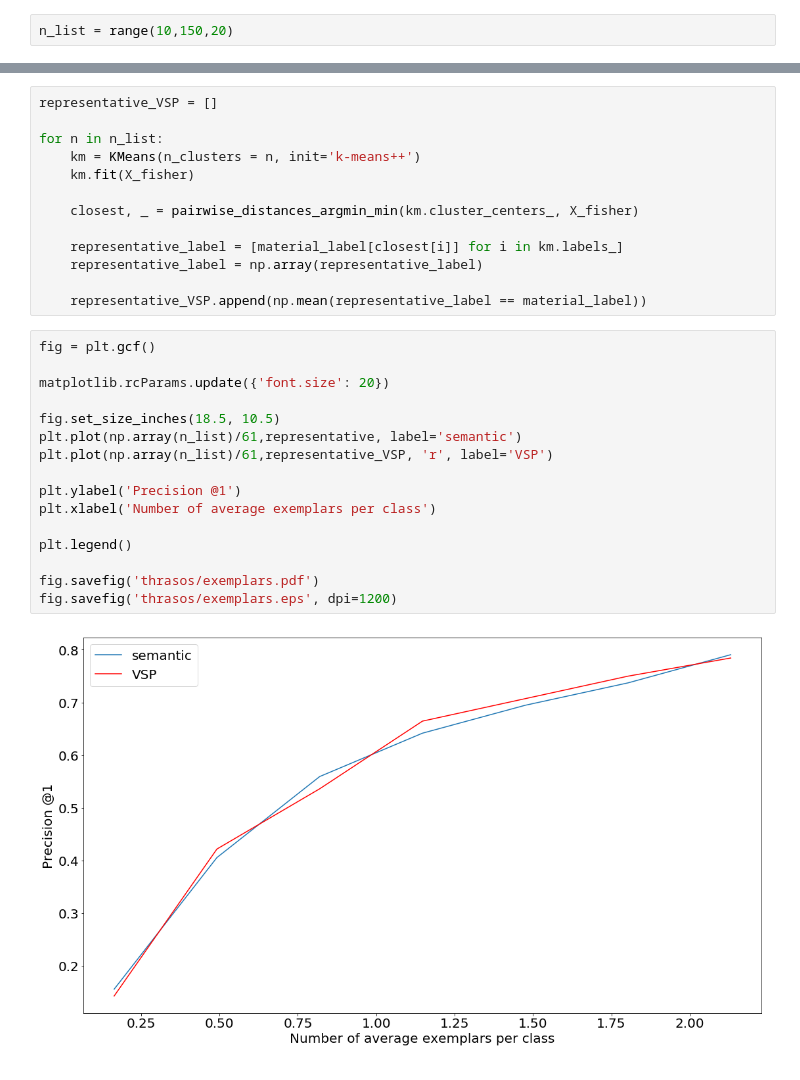
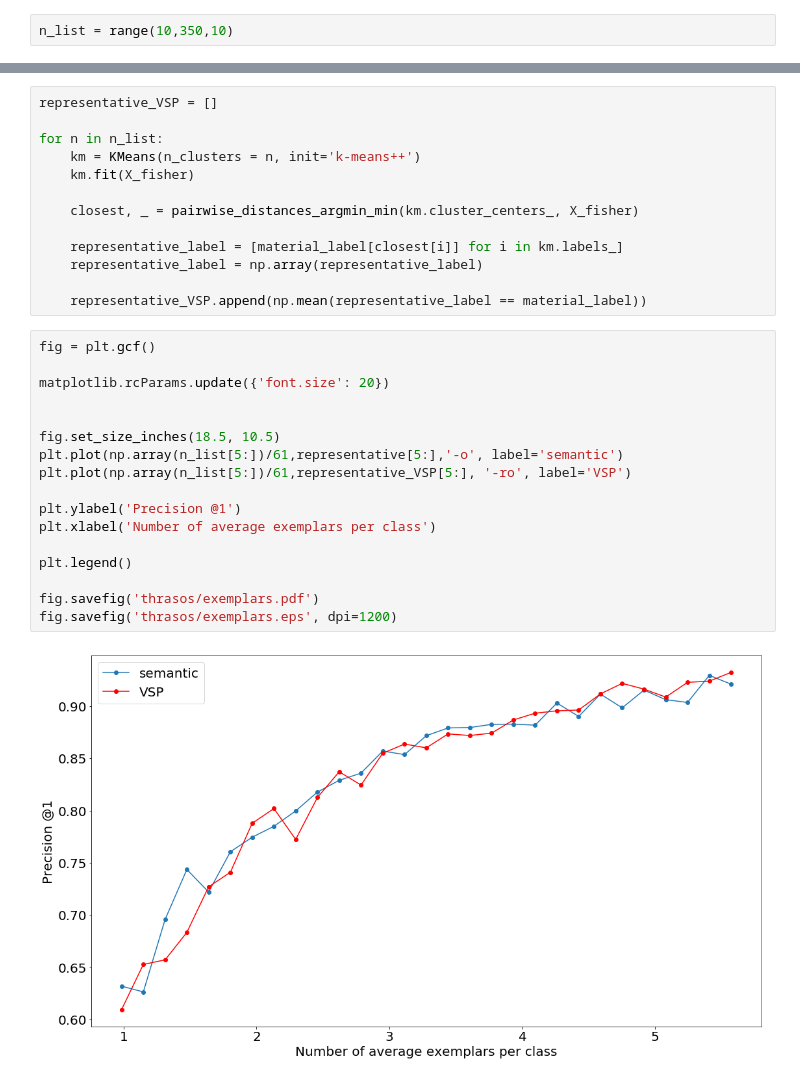
Before and after one commit to andreydung/metriclearning, a Jupyter notebook: MetricLearning.ipynb, the cells around one changed output, grey strips where cells are left out. Cells and saved outputs as stored; diff of their text form.

```diff
--- a/MetricLearning.ipynb
+++ b/MetricLearning.ipynb
@@ -53,5 +53,5 @@ print(res_fda['accuracy'])
 # %%
-n_list = range(10,150,20)
+n_list = range(10,350,10)
 # %%
 representative = []
 
@@ -105,18 +115,19 @@ for n in n_list:
 # %%
 fig = plt.gcf()
 
 matplotlib.rcParams.update({'font.size': 20})
 
+
 fig.set_size_inches(18.5, 10.5)
-plt.plot(np.array(n_list)/61,representative, label='semantic')
-plt.plot(np.array(n_list)/61,representative_VSP, 'r', label='VSP')
+plt.plot(np.array(n_list[5:])/61,representative[5:],'-o', label='semantic')
+plt.plot(np.array(n_list[5:])/61,representative_VSP[5:], '-ro', label='VSP')
 
 plt.ylabel('Precision @1')
 plt.xlabel('Number of average exemplars per class')
 
 plt.legend()
 
 fig.savefig('thrasos/exemplars.pdf')
 fig.savefig('thrasos/exemplars.eps', dpi=1200)
 # %% [output]
-[figure, old version]
+[figure, new version]
```
Also changed, not shown: parts of 2 cells of this notebook, 3 other files.
